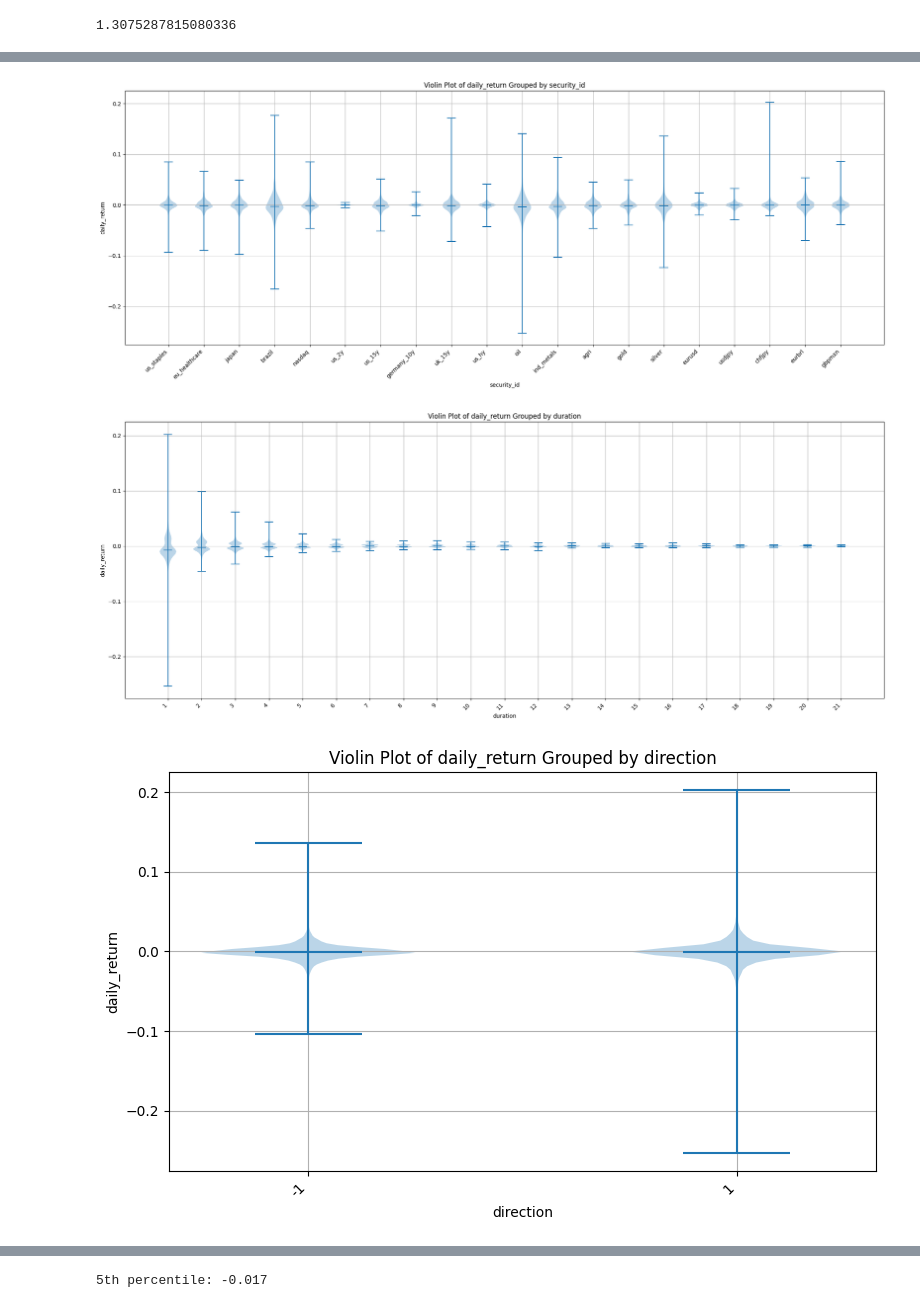
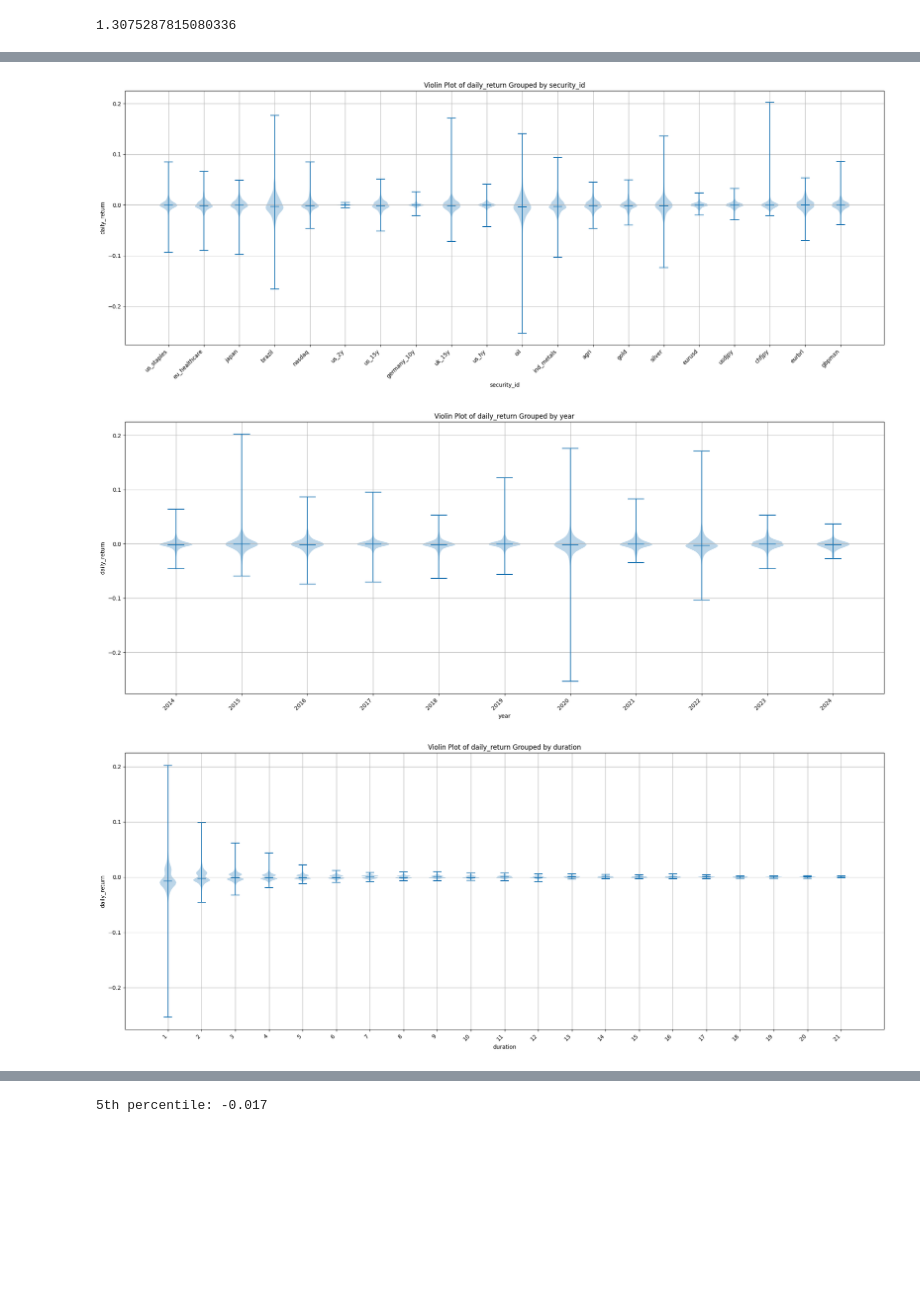
Before and after one commit to vcnzbrgd/Mean-Reverting-Strategy-and-Trades-Optimal-Sizing, a Jupyter notebook: mean_reverting_strategy.ipynb, the cells around one changed output, grey strips where cells are left out. Drawn from its saved outputs; the diff is of its cells as text; code cells hidden in the pictures; blank space fills up the shorter version.

Commit message:
added year in mean rev strat

```diff
--- a/mean_reverting_strategy.ipynb
+++ b/mean_reverting_strategy.ipynb
@@ -162,11 +158,12 @@ trades_list.groupby('security_id').apply(lambda x: hit_ratio(x), include_groups=
 # %%
 violin_plot_grouped(trades_list, 'security_id', 'daily_return')
+violin_plot_grouped(trades_list, 'year', 'daily_return')
 violin_plot_grouped(trades_list.sort_values(by='duration'), 'duration', 'daily_return')
 violin_plot_grouped(trades_list, 'direction', 'daily_return', figsize=(8,5))
 plot_histogram(trades_list['daily_return'], 'Distribution of daily returns from all trades', figsize=(20, 8), bins=100)
 trades_list.groupby('security_id')['daily_return'].describe()
 print('5th percentile:', round(trades_list['daily_return'].quantile(0.05), 4))
 # %% [output]
 [figure]
-[figure, old version]
+[figure, new version]
-[figure, old version]
+[figure, new version]
```
Also changed, not shown: parts of 3 cells of this notebook, 1 other file.
